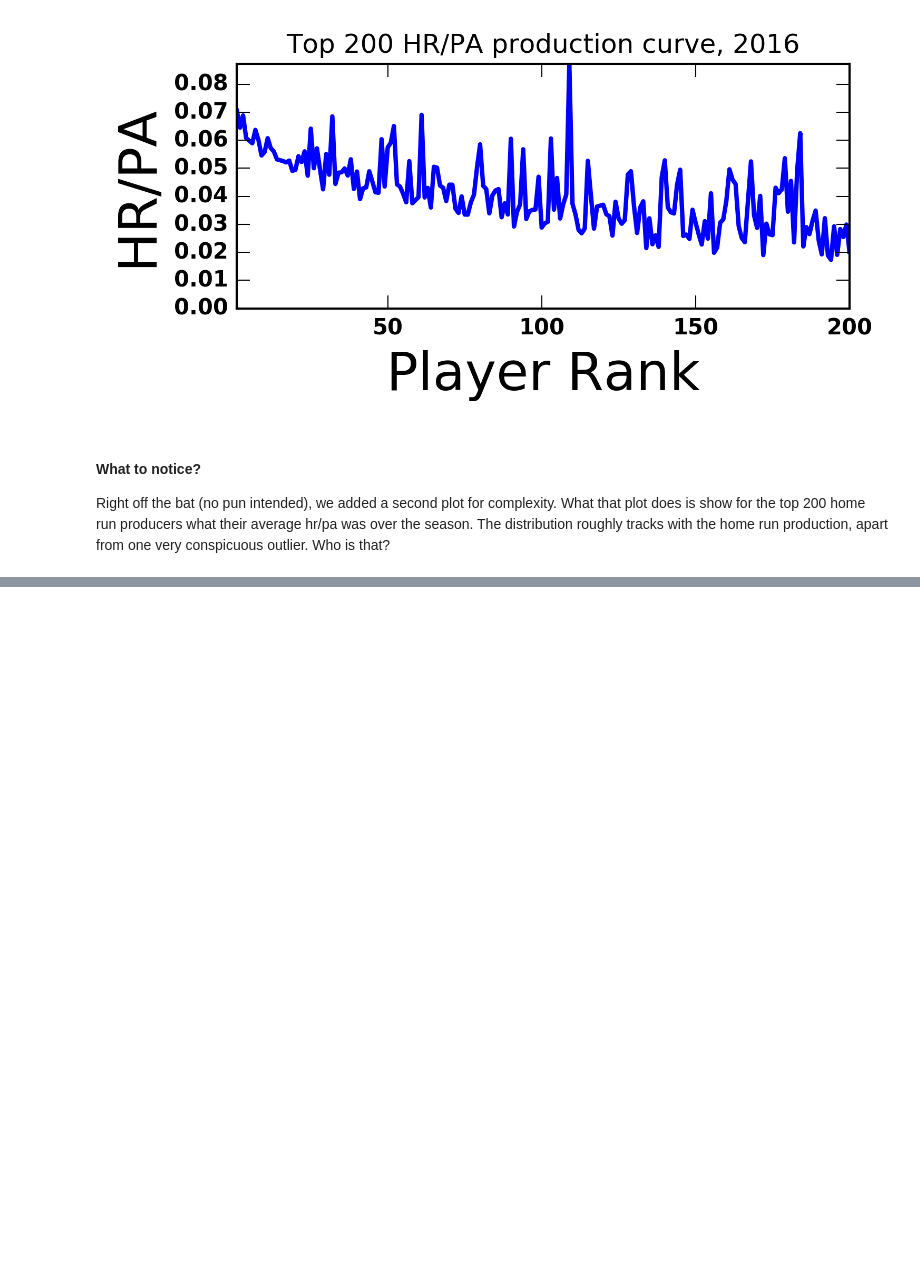
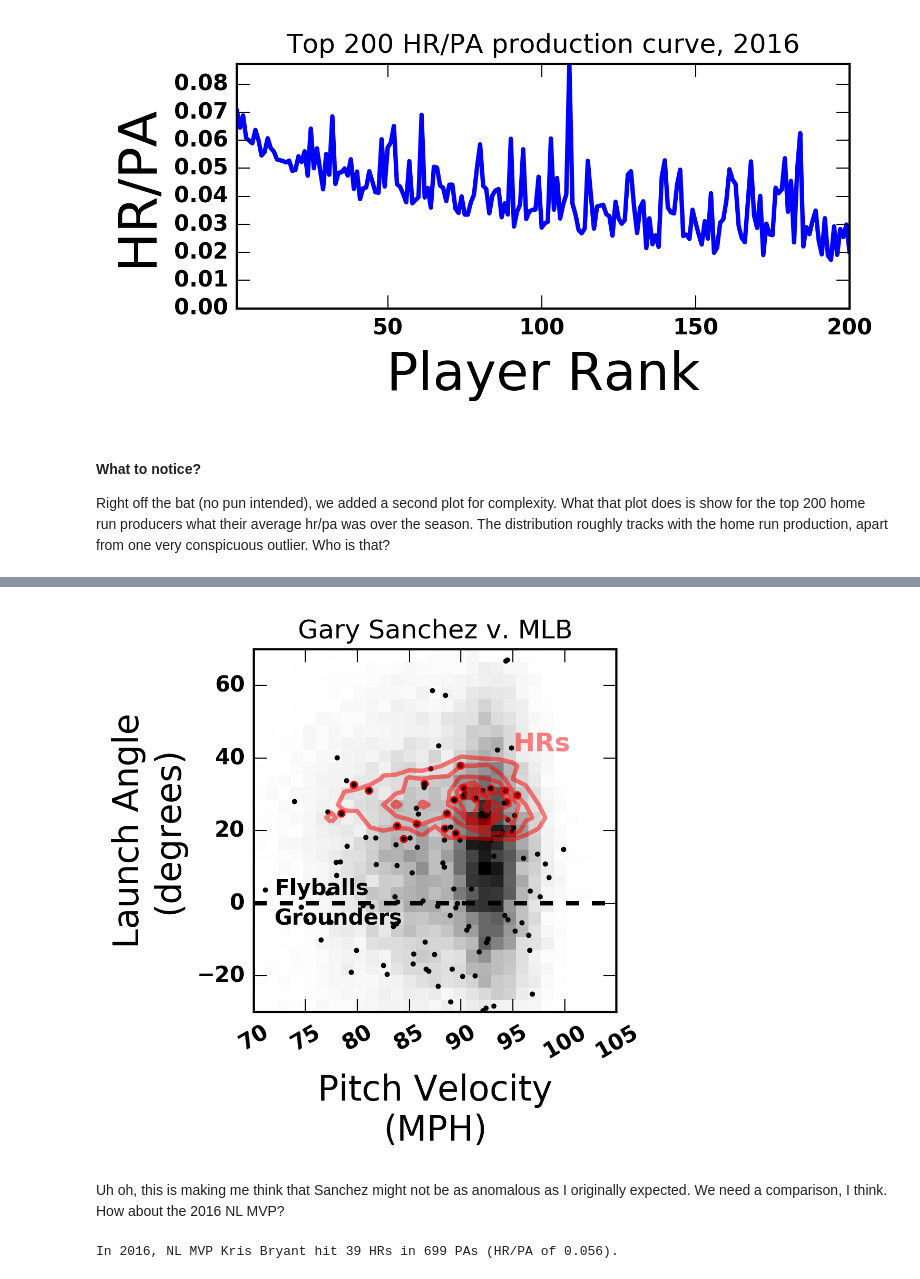
Before and after one commit to fantasy-toolz/2017-MLB-Analysis, a Jupyter notebook: batting_notebooks/HR-Analysis.ipynb, the cells around one changed output, grey strips where cells are left out. Cells and saved outputs as stored; diff of their text form; code cells hidden in the pictures; blank space fills up the shorter version.

```diff
--- a/batting_notebooks/HR-Analysis.ipynb
+++ b/batting_notebooks/HR-Analysis.ipynb
@@ -153,0 +169,23 @@ It's Gary Sanchez! Based on the rest of the curve values, it's pretty easy to sa
+# %%
+# add the sanchez points
+
+hrs = np.where(Sanchez['events'] == 'Home Run')[0]
+
+ax.set_title('Gary Sanchez v. MLB')
+sanchez1 = ax.scatter(Sanchez['start_speed'][hrs],Sanchez['hit_angle'][hrs],color='red',s=8.)
+sanchez2 = ax.scatter(Sanchez['start_speed'],Sanchez['hit_angle'],color='black',s=2.)
+
+
+
+fig
+# %% [output]
+[figure, added]
+# %% [markdown]
+Uh oh, this is making me think that Sanchez might not be as anomalous as I originally expected. We need a comparison, I think. How about the 2016 NL MVP?
+# %%
+print('In 2016, NL MVP Kris Bryant hit {0:2d} HRs in {1:3d} PAs (HR/PA of {2:4.3f}).'.format(\
+               int(Total2016['HR'][np.where(Total2016['Name']=='Kris Bryant')[0]][0]),\
+               int(Total2016['PA'][np.where(Total2016['Name']=='Kris Bryant')[0]][0]),\
+               (Total2016['HR']/Total2016['PA'])[np.where(Total2016['Name']=='Kris Bryant')[0]][0]))
+# %% [output]
+In 2016, NL MVP Kris Bryant hit 39 HRs in 699 PAs (HR/PA of 0.056).
```
Also changed, not shown: parts of 12 cells of this notebook, 4 other files.
